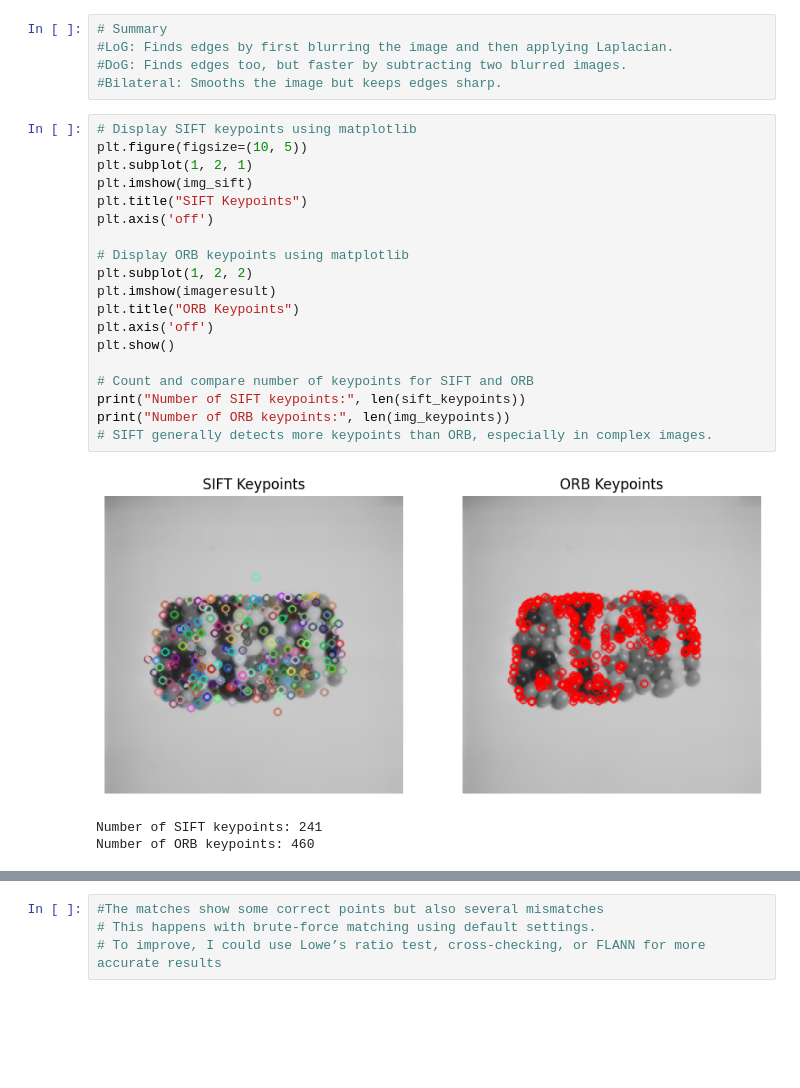
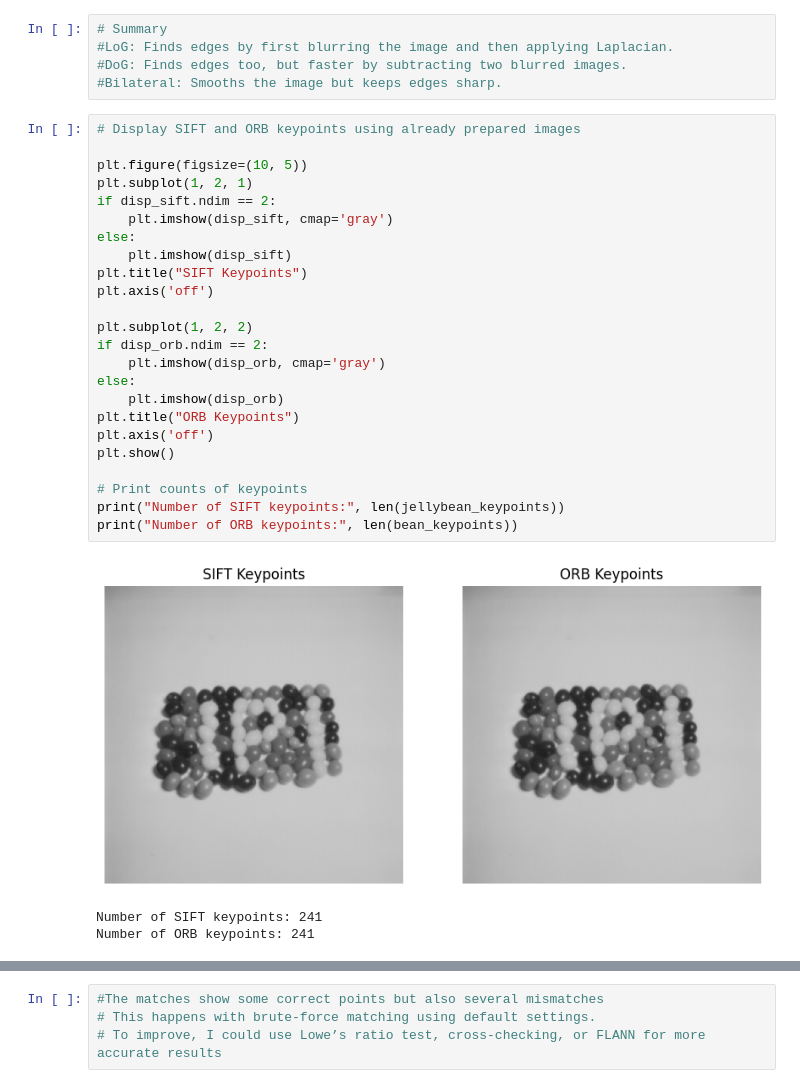
Before and after one commit to rowan519/SkyXperts-Vision-Course, a Jupyter notebook: tasks/rowan rashwan task 2/Task2.ipynb, the cells around one changed output, grey strips where cells are left out. Drawn from its saved outputs; the diff is of its cells as text; blank space fills up the shorter version.

```diff
--- a/tasks/rowan rashwan task 2/Task2.ipynb
+++ b/tasks/rowan rashwan task 2/Task2.ipynb
@@ -34,28 +34,33 @@ plt.show()
 #DoG: Finds edges too, but faster by subtracting two blurred images.
 #Bilateral: Smooths the image but keeps edges sharp.
 # %%
-# Display SIFT keypoints using matplotlib
+# Display SIFT and ORB keypoints using already prepared images
+
 plt.figure(figsize=(10, 5))
 plt.subplot(1, 2, 1)
-plt.imshow(img_sift)
+if disp_sift.ndim == 2:
+	plt.imshow(disp_sift, cmap='gray')
+else:
+	plt.imshow(disp_sift)
 plt.title("SIFT Keypoints")
 plt.axis('off')
 
-# Display ORB keypoints using matplotlib
 plt.subplot(1, 2, 2)
-plt.imshow(imageresult)
+if disp_orb.ndim == 2:
+	plt.imshow(disp_orb, cmap='gray')
+else:
+	plt.imshow(disp_orb)
 plt.title("ORB Keypoints")
 plt.axis('off')
 plt.show()
 
-# Count and compare number of keypoints for SIFT and ORB
-print("Number of SIFT keypoints:", len(sift_keypoints))
-print("Number of ORB keypoints:", len(img_keypoints))
-# SIFT generally detects more keypoints than ORB, especially in complex images.
+# Print counts of keypoints
+print("Number of SIFT keypoints:", len(jellybean_keypoints))
+print("Number of ORB keypoints:", len(bean_keypoints))
 # %% [output]
-[figure, old version]
+[figure, new version]
 Number of SIFT keypoints: 241
-Number of ORB keypoints: 460
+Number of ORB keypoints: 241
 # %%
 # Use already imported modules and variables Use already imported modules and variables
 
```
Also changed, not shown: parts of 2 cells of this notebook.
